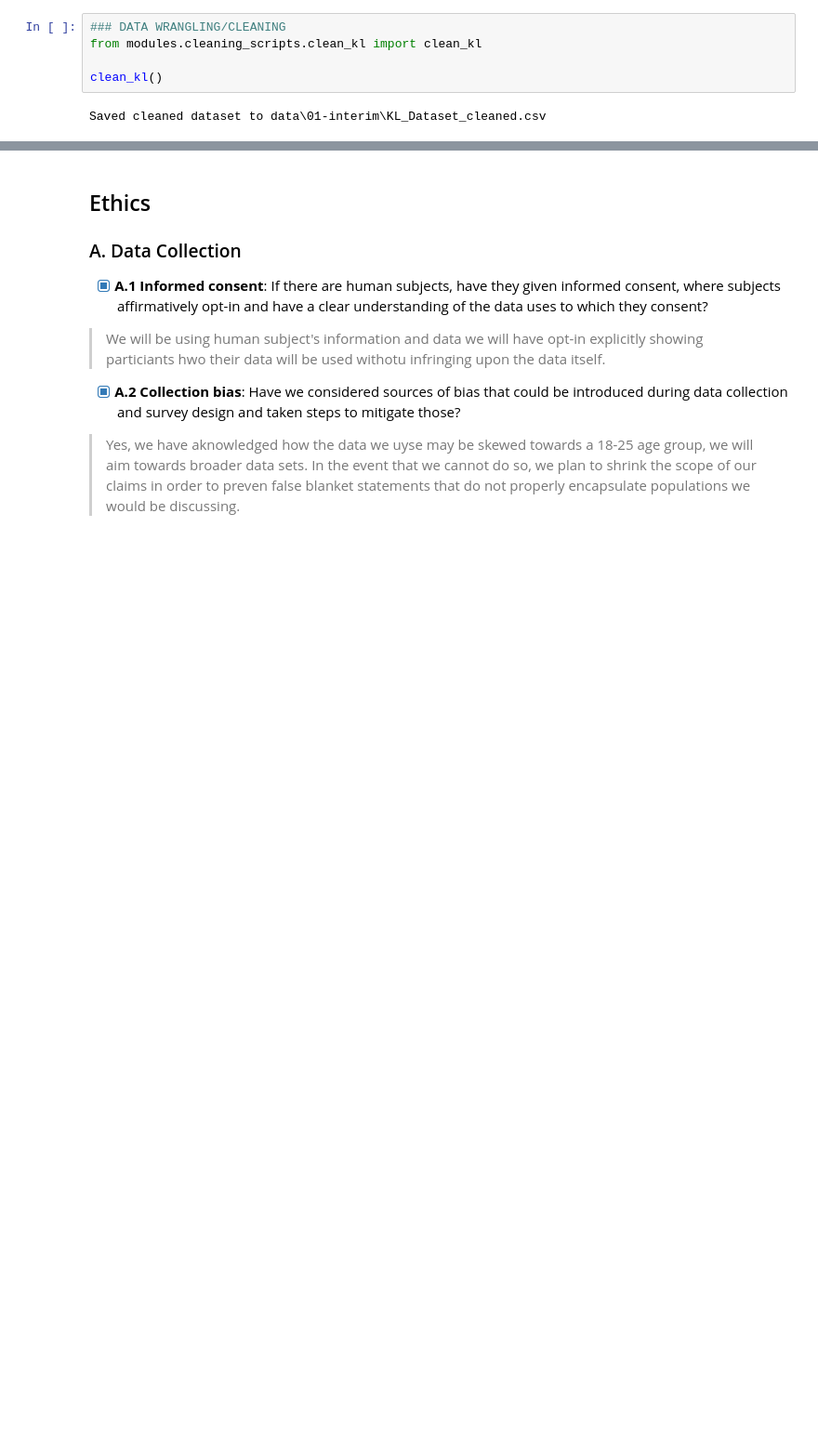
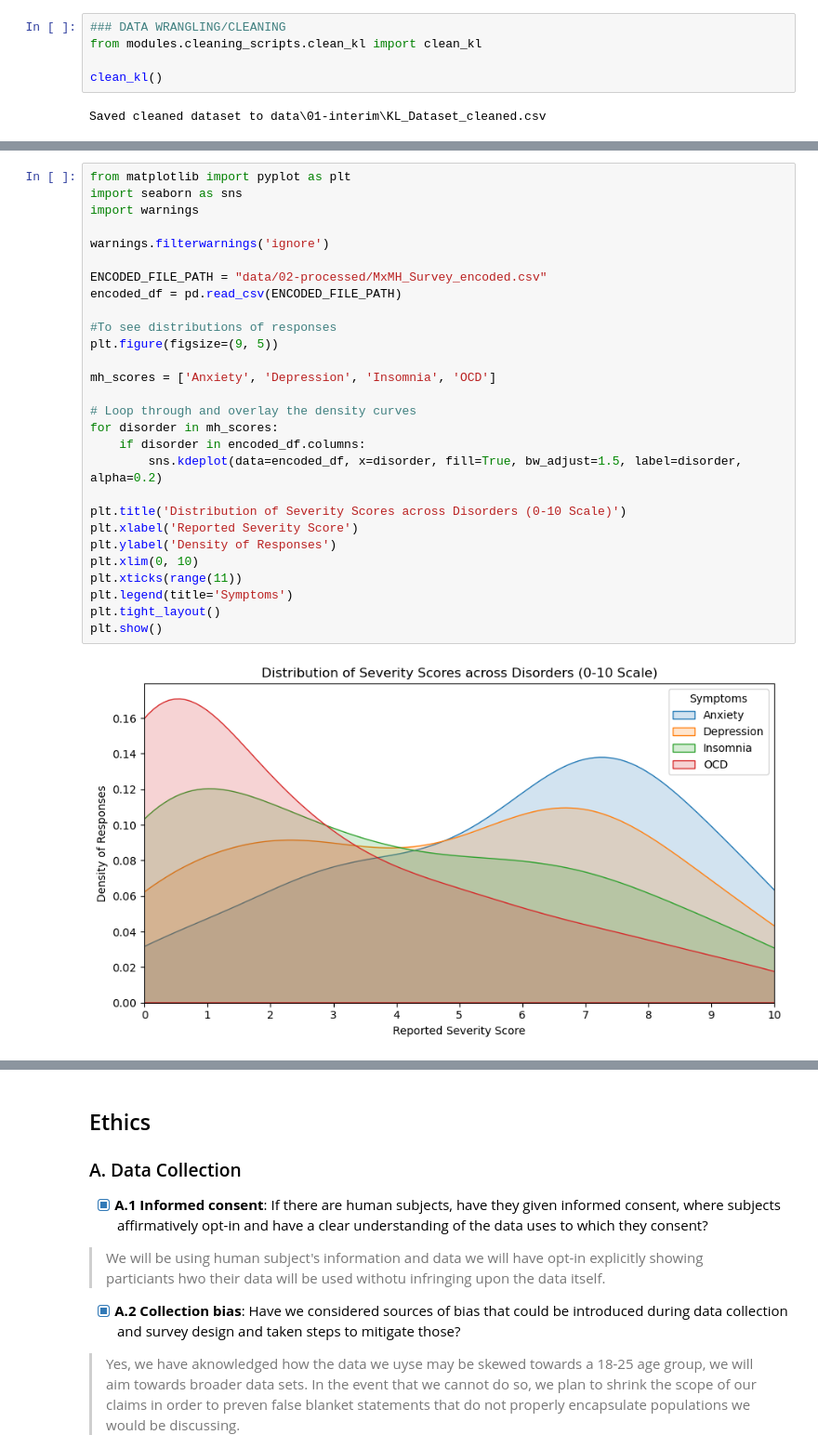
Before and after one commit to COGS108/Group-SP26-097, a Jupyter notebook: 03-FinalProject.ipynb, the cells around one changed output, grey strips where cells are left out. Shown at 93% size. Drawn from its saved outputs; the diff is of its cells as text; blank space fills up the shorter version.

```diff
--- a/03-FinalProject.ipynb
+++ b/03-FinalProject.ipynb
@@ -256,0 +253,30 @@ Some more words and stuff.  Remember notebooks work best if you interleave the c
+# %%
+from matplotlib import pyplot as plt
+import seaborn as sns
+import warnings
+
+warnings.filterwarnings('ignore')
+
+ENCODED_FILE_PATH = "data/02-processed/MxMH_Survey_encoded.csv"
+encoded_df = pd.read_csv(ENCODED_FILE_PATH)
+
+#To see distributions of responses
+plt.figure(figsize=(9, 5))
+
+mh_scores = ['Anxiety', 'Depression', 'Insomnia', 'OCD']
+
+# Loop through and overlay the density curves
+for disorder in mh_scores:
+    if disorder in encoded_df.columns:
+        sns.kdeplot(data=encoded_df, x=disorder, fill=True, bw_adjust=1.5, label=disorder, alpha=0.2)
+
+plt.title('Distribution of Severity Scores across Disorders (0-10 Scale)')
+plt.xlabel('Reported Severity Score')
+plt.ylabel('Density of Responses')
+plt.xlim(0, 10)
+plt.xticks(range(11))
+plt.legend(title='Symptoms')
+plt.tight_layout()
+plt.show()
+# %% [output]
+[figure, added]
```
Also changed, not shown: parts of 24 cells of this notebook.
